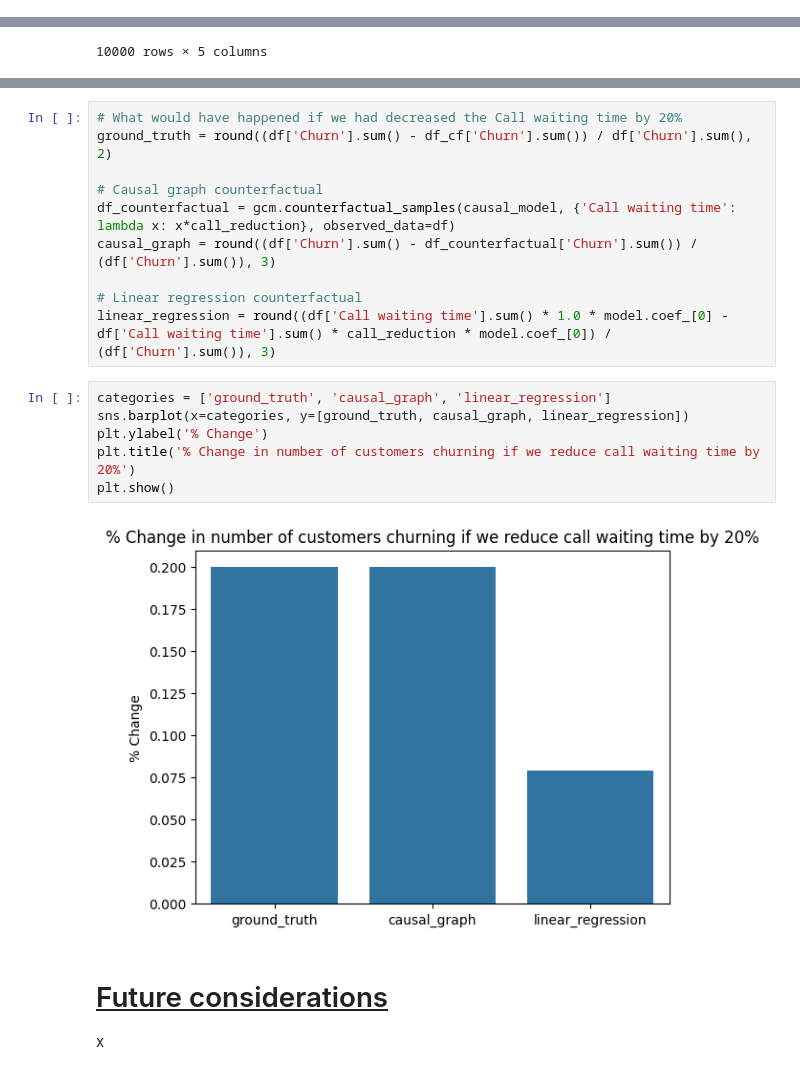
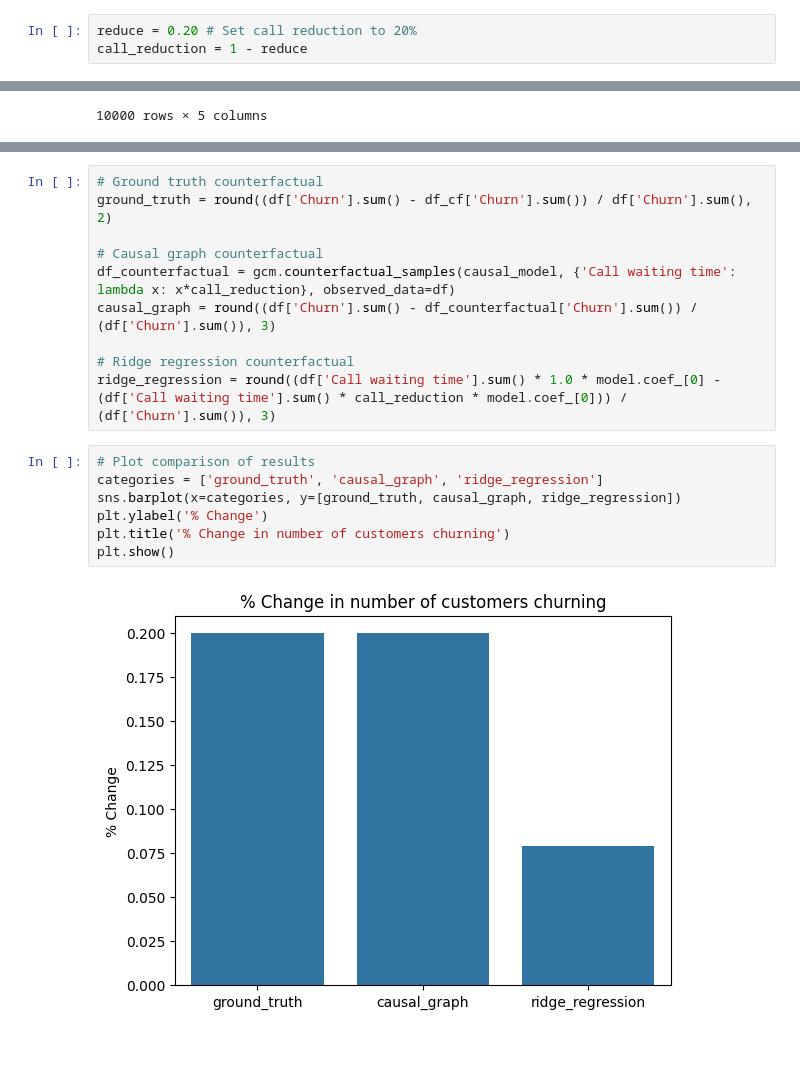
Before and after one commit to raz1470/causal_ai, a Jupyter notebook: notebooks/using causal graphs to answer causal questions.ipynb, the cells around one changed output, grey strips where cells are left out. Drawn from its saved outputs; the diff is of its cells as text; blank space fills up the shorter version.

```diff
--- a/notebooks/using causal graphs to build actionable business cases.ipynb
+++ b/notebooks/using causal graphs to answer causal questions.ipynb
@@ -200,3 +272,6 @@ call_reduction = 1 - 0.20
+# %%
+reduce = 0.20 # Set call reduction to 20%
+call_reduction = 1 - reduce
 # %%
 # Generate counterfactual data
 np.random.seed(999)
@@ -219,22 +303,19 @@ df_cf
 # %%
-# What would have happened if we had decreased the Call waiting time by 20%
+# Ground truth counterfactual
 ground_truth = round((df['Churn'].sum() - df_cf['Churn'].sum()) / df['Churn'].sum(), 2)
 
 # Causal graph counterfactual
 df_counterfactual = gcm.counterfactual_samples(causal_model, {'Call waiting time': lambda x: x*call_reduction}, observed_data=df)
 causal_graph = round((df['Churn'].sum() - df_counterfactual['Churn'].sum()) / (df['Churn'].sum()), 3)
 
-# Linear regression counterfactual
-linear_regression = round((df['Call waiting time'].sum() * 1.0 * model.coef_[0] - df['Call waiting time'].sum() * call_reduction * model.coef_[0]) / (df['Churn'].sum()), 3)
+# Ridge regression counterfactual
+ridge_regression = round((df['Call waiting time'].sum() * 1.0 * model.coef_[0] - (df['Call waiting time'].sum() * call_reduction * model.coef_[0])) / (df['Churn'].sum()), 3)
 # %%
-categories = ['ground_truth', 'causal_graph', 'linear_regression']
-sns.barplot(x=categories, y=[ground_truth, causal_graph, linear_regression])
+# Plot comparison of results
+categories = ['ground_truth', 'causal_graph', 'ridge_regression']
+sns.barplot(x=categories, y=[ground_truth, causal_graph, ridge_regression])
 plt.ylabel('% Change')
-plt.title('% Change in number of customers churning if we reduce call waiting time by 20%')
+plt.title('% Change in number of customers churning')
 plt.show()
 # %% [output]
-[figure, old version]
+[figure, new version]
-# %% [markdown]
-# <ins>Future considerations</ins>
-
-x
```
Also changed, not shown: parts of 25 cells of this notebook, 7 other files.
